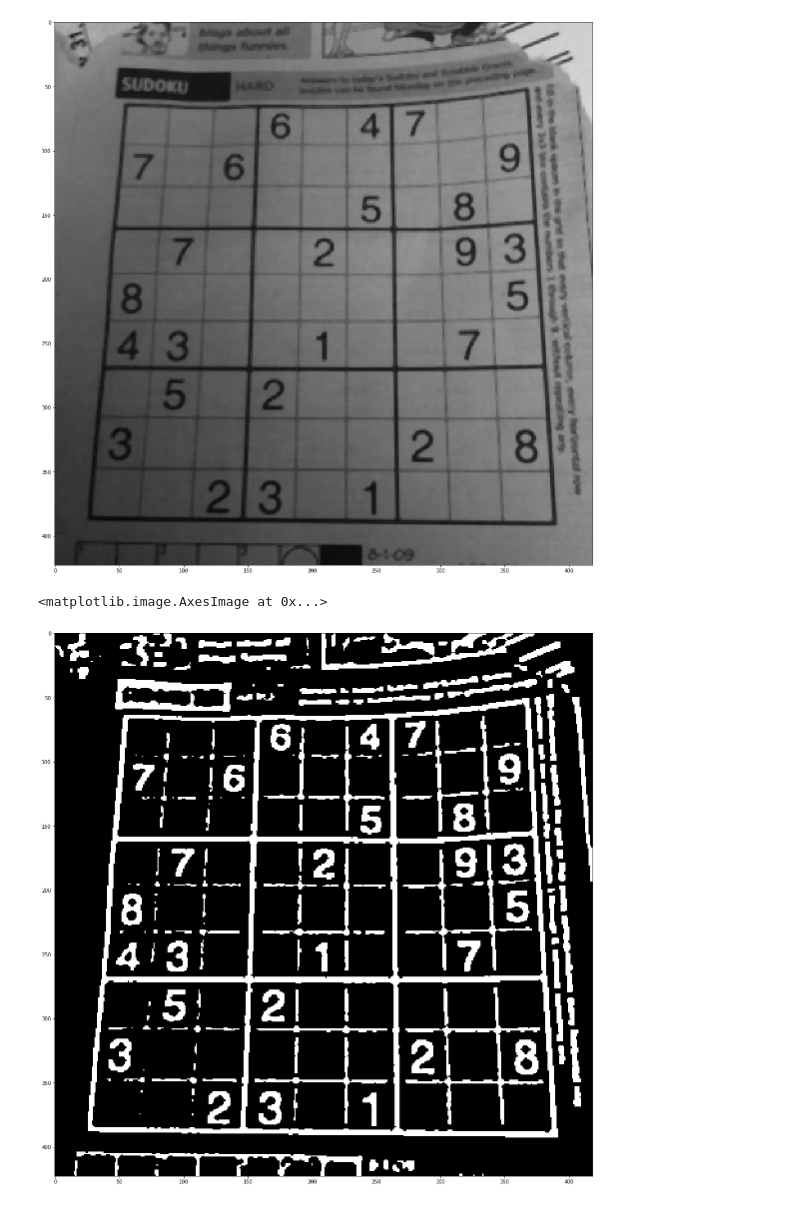
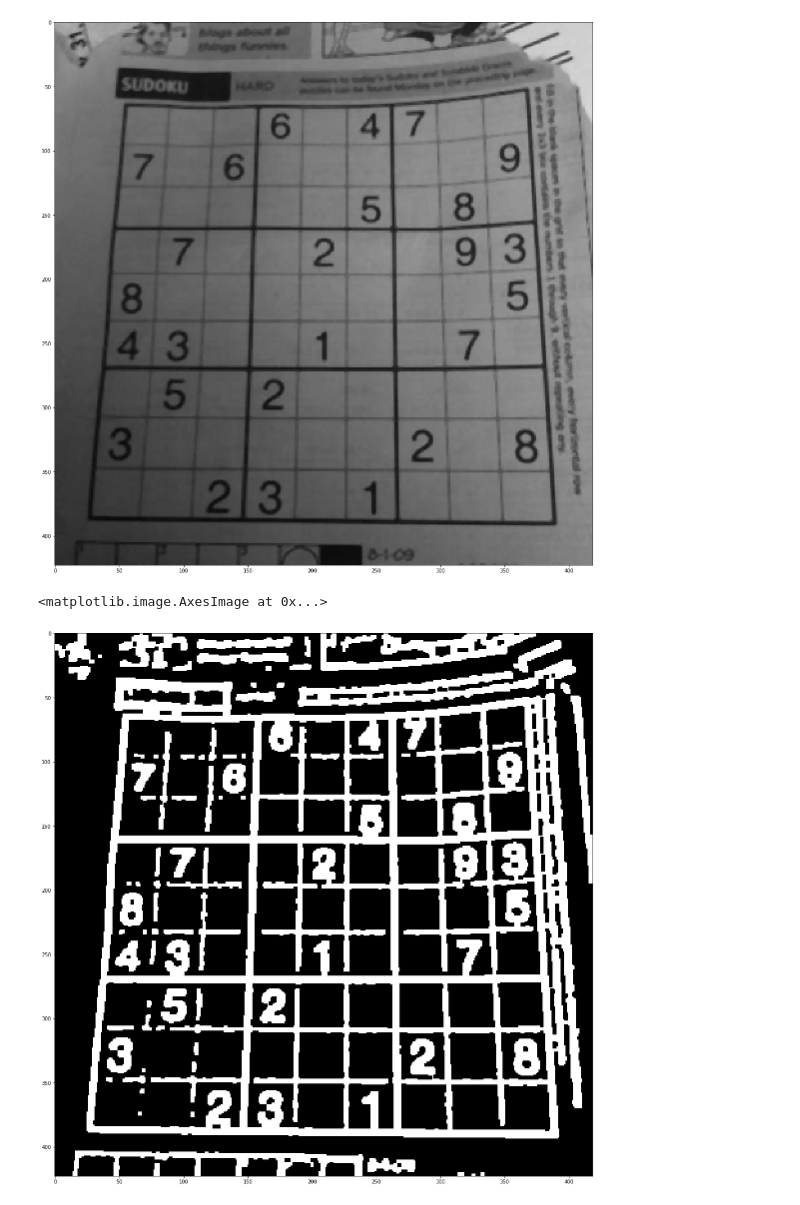
Before and after one commit to happy-unicorn/sudoku-solver, a Jupyter notebook: examples/sudoku_solver_ algorithm_ algorithm.ipynb, the cells around one changed output. Saved outputs shown, nothing was run; the diff lists cells and outputs as text; code cells hidden in the pictures.

```diff
--- a/examples/sudoku_solver_ algorithm_ algorithm.ipynb
+++ b/examples/sudoku_solver_ algorithm_ algorithm.ipynb
@@ -24,21 +25,21 @@ plt.imshow(median, cmap='gray', vmin=0, vmax=255)
 # %%
 img = cv2.imread('pictures/test.jpeg')
 gray = cv2.cvtColor(img, cv2.COLOR_BGR2GRAY)
 blur = cv2.GaussianBlur(gray, (11, 11), 0)
 threshold = cv2.adaptiveThreshold(
     blur,
     255,
     cv2.ADAPTIVE_THRESH_GAUSSIAN_C,
     cv2.THRESH_BINARY,
     7,
     2)
 inv = cv2.bitwise_not(threshold)
-kernel = np.array([[1, 1, 1], [1, 1, 1], [1, 1, 1]], np.uint8)
-dil = cv2.dilate(inv, kernel)
-kernel = np.array([[0, 1, 0], [1, 1, 1], [0, 1, 0]], np.uint8)
-dil = cv2.erode(dil, kernel)
+kernel = np.ones((5,5),np.uint8)
+edges = cv2.dilate(inv, kernel)
+kernel = np.ones((3,3),np.uint8)
+edges = cv2.erode(edges, kernel)
 plt.figure(figsize=(20, 20))
-plt.imshow(dil, cmap='gray', vmin=0, vmax=255)
+plt.imshow(edges, cmap='gray', vmin=0, vmax=255)
 # %% [output]
 <matplotlib.image.AxesImage at 0x...>
-[figure, old version]
+[figure, new version]
```
Also changed, not shown: parts of 27 cells of this notebook, 1 other file.
